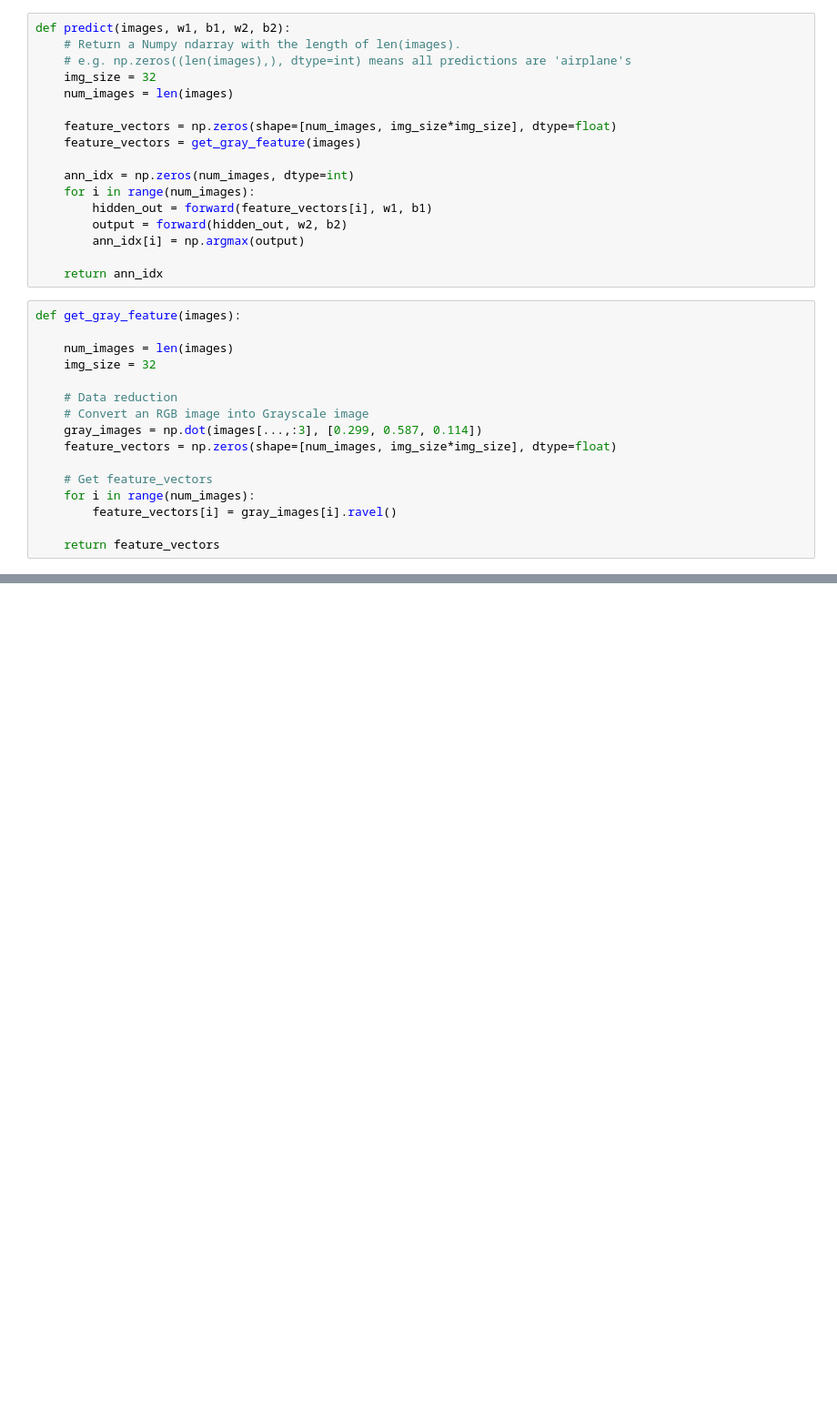
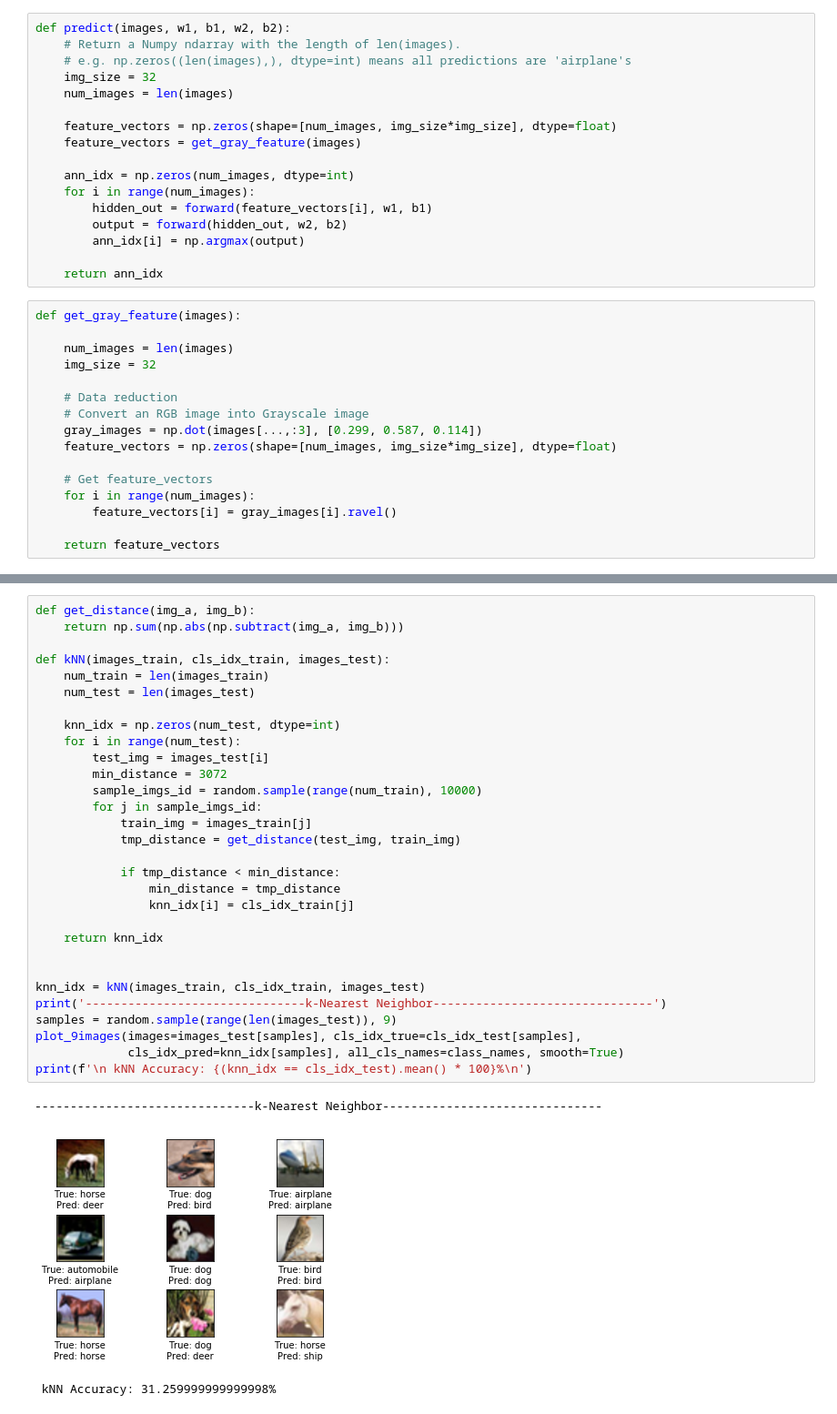
Before and after one commit to BenjaminXiang/CIFAR-10, a Jupyter notebook: lab8.ipynb, the cells around one changed output, grey strips where cells are left out. Shown: that part at 91% size. Drawn from its saved outputs; the diff is of its cells as text; blank space fills up the shorter version.

```diff
--- a/lab8.ipynb
+++ b/lab8.ipynb
@@ -212,0 +216,34 @@ NameError: name 'random' is not defined
+# %%
+def get_distance(img_a, img_b):
+    return np.sum(np.abs(np.subtract(img_a, img_b)))
+
+def kNN(images_train, cls_idx_train, images_test):
+    num_train = len(images_train)
+    num_test = len(images_test)
+
+    knn_idx = np.zeros(num_test, dtype=int)
+    for i in range(num_test):
+        test_img = images_test[i]
+        min_distance = 3072
+        sample_imgs_id = random.sample(range(num_train), 10000)
+        for j in sample_imgs_id:
+            train_img = images_train[j]
+            tmp_distance = get_distance(test_img, train_img)
+
+            if tmp_distance < min_distance:
+                min_distance = tmp_distance
+                knn_idx[i] = cls_idx_train[j]
+
+    return knn_idx
+
+
+knn_idx = kNN(images_train, cls_idx_train, images_test)
+print('-------------------------------k-Nearest Neighbor-------------------------------')
+samples = random.sample(range(len(images_test)), 9)
+plot_9images(images=images_test[samples], cls_idx_true=cls_idx_test[samples],
+             cls_idx_pred=knn_idx[samples], all_cls_names=class_names, smooth=True)
+print(f'\n kNN Accuracy: {(knn_idx == cls_idx_test).mean() * 100}%\n')
+# %% [output]
+-------------------------------k-Nearest Neighbor-------------------------------
+[figure, added]
+ kNN Accuracy: 31.259999999999998%
```
Also changed, not shown: parts of 1 cell of this notebook, 2 other files.
